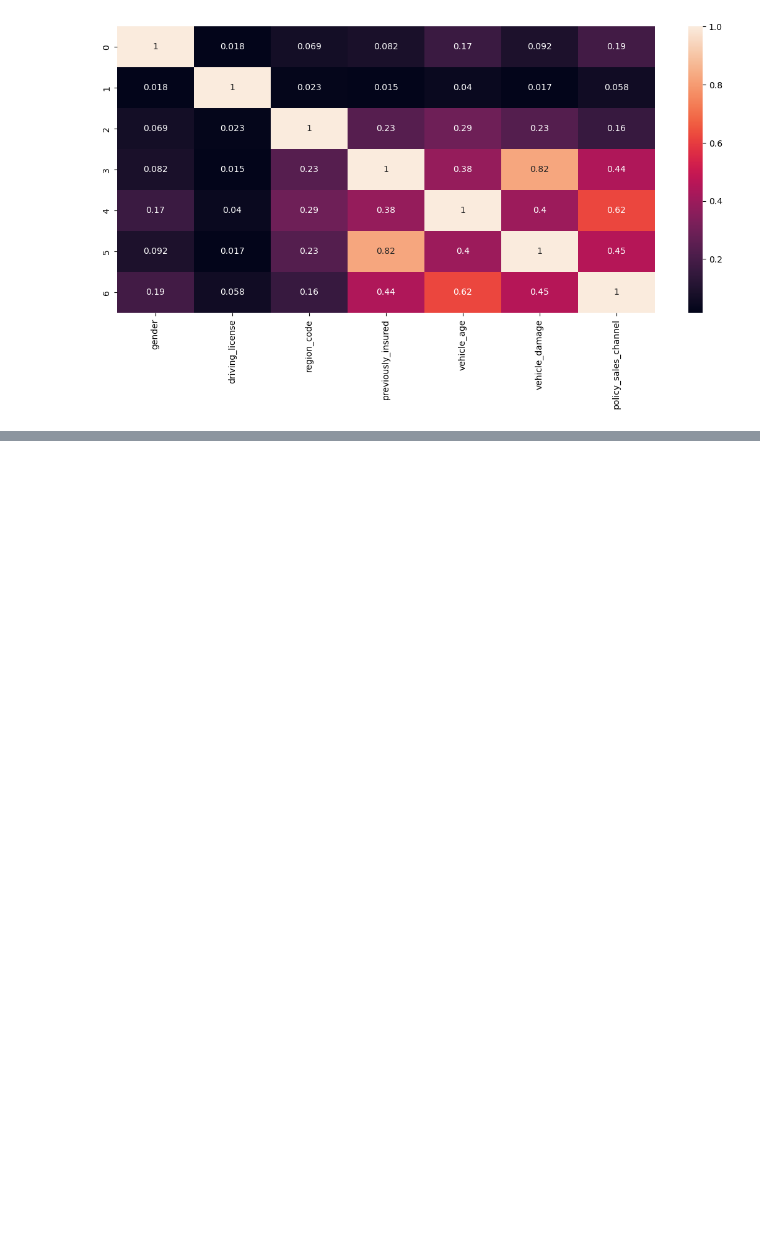
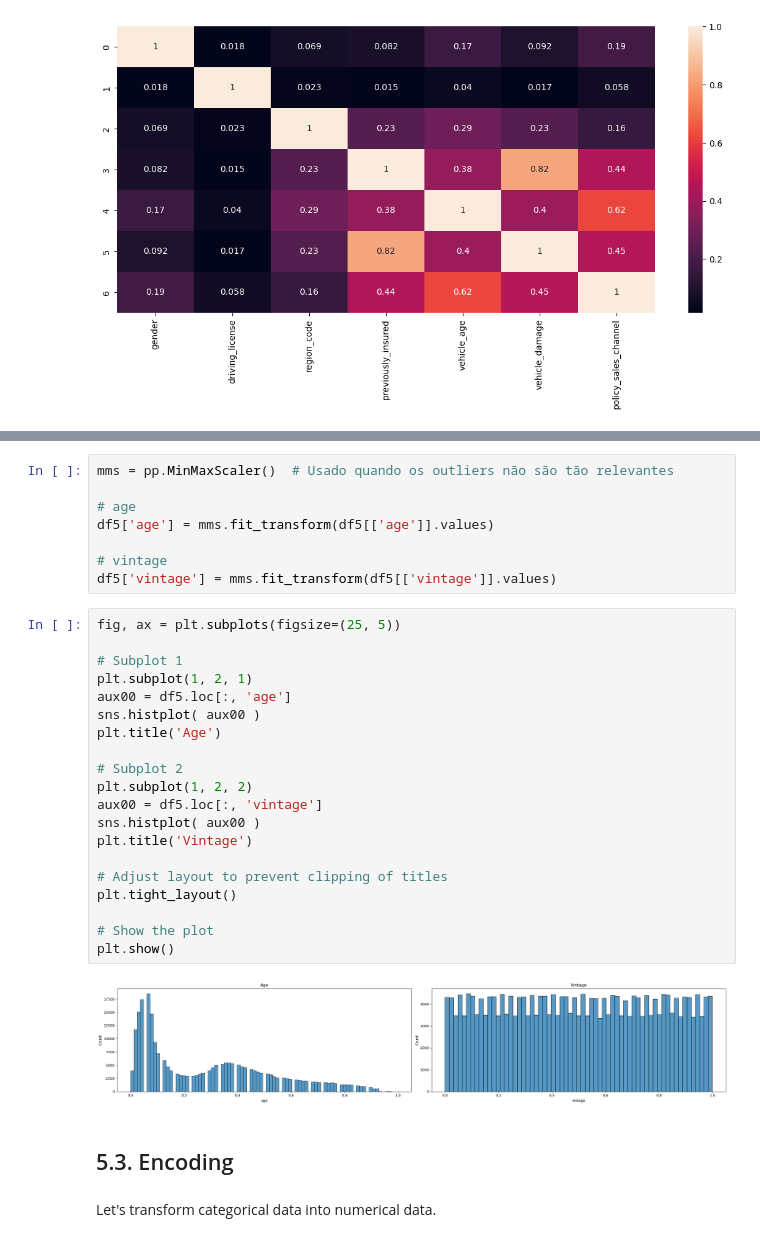
Before and after one commit to leoalvessantana/Project-Health-Insurance-Cross-Sell, a Jupyter notebook: Notebook.ipynb, the cells around one changed output, grey strips where cells are left out. Saved outputs shown, nothing was run; the diff lists cells and outputs as text; blank space fills up the shorter version.

```diff
--- a/Notebook.ipynb
+++ b/Notebook.ipynb
@@ -621,0 +688,34 @@ sns.heatmap(pd.DataFrame(corr_cramer_v(cat_attributes)), annot=True);
+# %%
+mms = pp.MinMaxScaler()  # Usado quando os outliers não são tão relevantes
+
+# age
+df5['age'] = mms.fit_transform(df5[['age']].values)
+
+# vintage
+df5['vintage'] = mms.fit_transform(df5[['vintage']].values)
+# %%
+fig, ax = plt.subplots(figsize=(25, 5))
+
+# Subplot 1
+plt.subplot(1, 2, 1)
+aux00 = df5.loc[:, 'age']
+sns.histplot( aux00 )
+plt.title('Age')
+
+# Subplot 2
+plt.subplot(1, 2, 2)
+aux00 = df5.loc[:, 'vintage']
+sns.histplot( aux00 )
+plt.title('Vintage')
+
+# Adjust layout to prevent clipping of titles
+plt.tight_layout()
+
+# Show the plot
+plt.show()
+# %% [output]
+[figure, added]
+# %% [markdown]
+## 5.3. Encoding
+# %% [markdown]
+Let's transform categorical data into numerical data.
```
Also changed, not shown: parts of 18 cells of this notebook.
